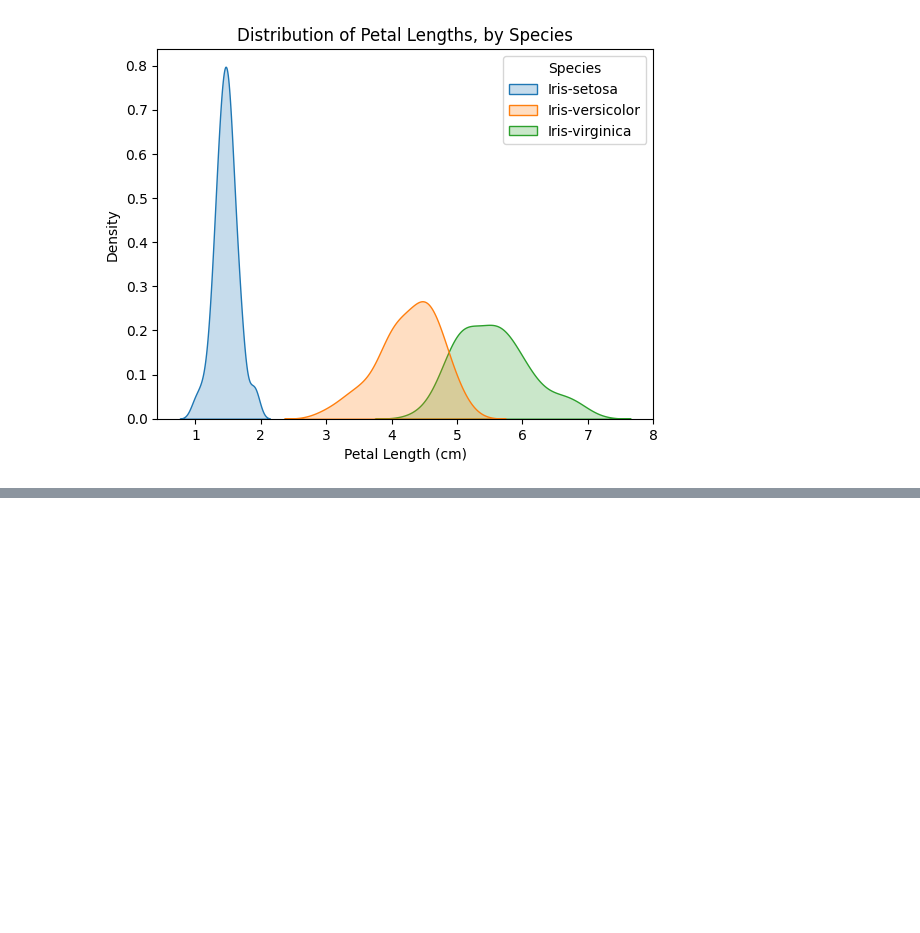
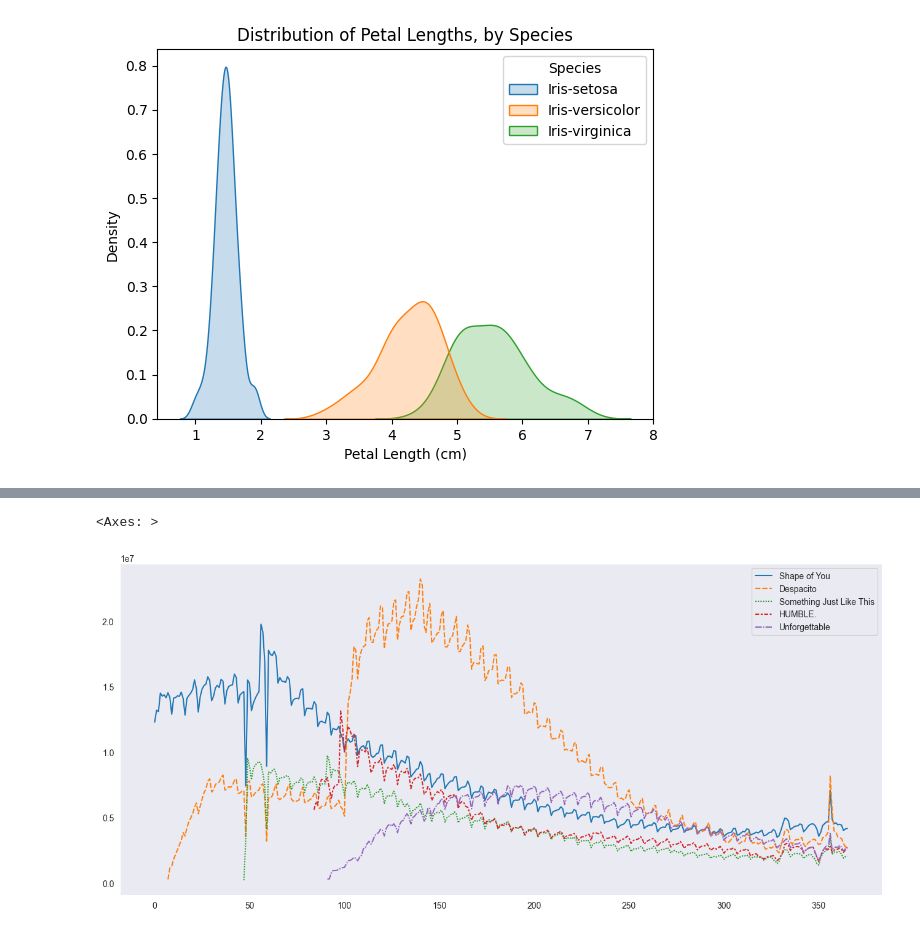
Before and after one commit to Krriisshna/Kaggle, a Jupyter notebook: Seaborn/seaborn.ipynb, the cells around one changed output, grey strips where cells are left out. Cells and saved outputs as stored; diff of their text form; code cells hidden in the pictures; blank space fills up the shorter version.

```diff
--- a/Seaborn/seaborn.ipynb
+++ b/Seaborn/seaborn.ipynb
@@ -261,0 +264,3 @@ Text(0.5, 1.0, 'Distribution of Petal Lengths, by Species')
+# %%
+spotify_data = pd.read_csv(r"C:\Kaggle\Seaborn\spotify.csv")
+spotify_data
@@ -261,0 +281,7 @@ Text(0.5, 1.0, 'Distribution of Petal Lengths, by Species')
+# %%
+plt.figure(figsize=(16,7))
+sns.set_style('dark') # changing theme of the figure
+sns.lineplot(data=spotify_data)
+# %% [output]
+<Axes: >
+[figure, added]
```
Also changed, not shown: parts of 7 cells of this notebook, 1 other file.
